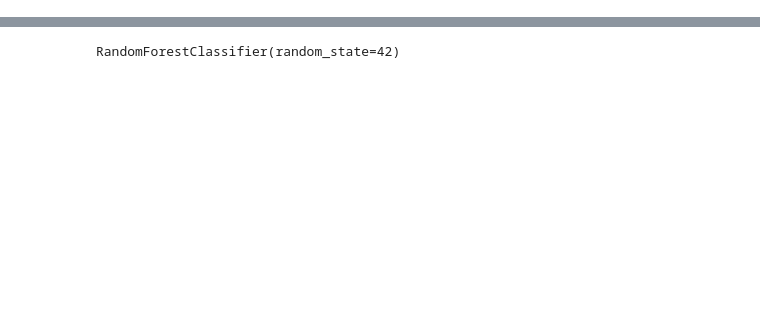
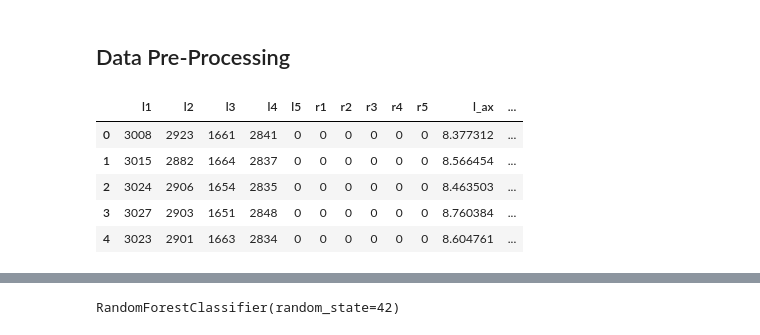
Before and after one commit to daaanishhh002/SignWave, a Jupyter notebook: model_training.ipynb, the cells around one changed output, grey strips where cells are left out. Drawn from its saved outputs; the diff is of its cells as text; code cells hidden in the pictures; blank space fills up the shorter version.

```diff
--- a/model_training.ipynb
+++ b/model_training.ipynb
@@ -1 +1,3 @@
+# %% [markdown]
+## Data Pre-Processing
 # %%
@@ -7 +10,13 @@ rf_model
+# %%
+path = "./final_v1.csv"
+df = pd.read_csv(path)
+
+df.head()
+# %% [output]
+|  | l1 | l2 | l3 | l4 | l5 | r1 | r2 | r3 | r4 | r5 | l_ax | ... |
+| 0 | 3008 | 2923 | 1661 | 2841 | 0 | 0 | 0 | 0 | 0 | 0 | 8.377312 | ... |
+| 1 | 3015 | 2882 | 1664 | 2837 | 0 | 0 | 0 | 0 | 0 | 0 | 8.566454 | ... |
+| 2 | 3024 | 2906 | 1654 | 2835 | 0 | 0 | 0 | 0 | 0 | 0 | 8.463503 | ... |
+| 3 | 3027 | 2903 | 1651 | 2848 | 0 | 0 | 0 | 0 | 0 | 0 | 8.760384 | ... |
+| 4 | 3023 | 2901 | 1663 | 2834 | 0 | 0 | 0 | 0 | 0 | 0 | 8.604761 | ... |
 # %%
```
Also changed, not shown: parts of 31 cells of this notebook.
